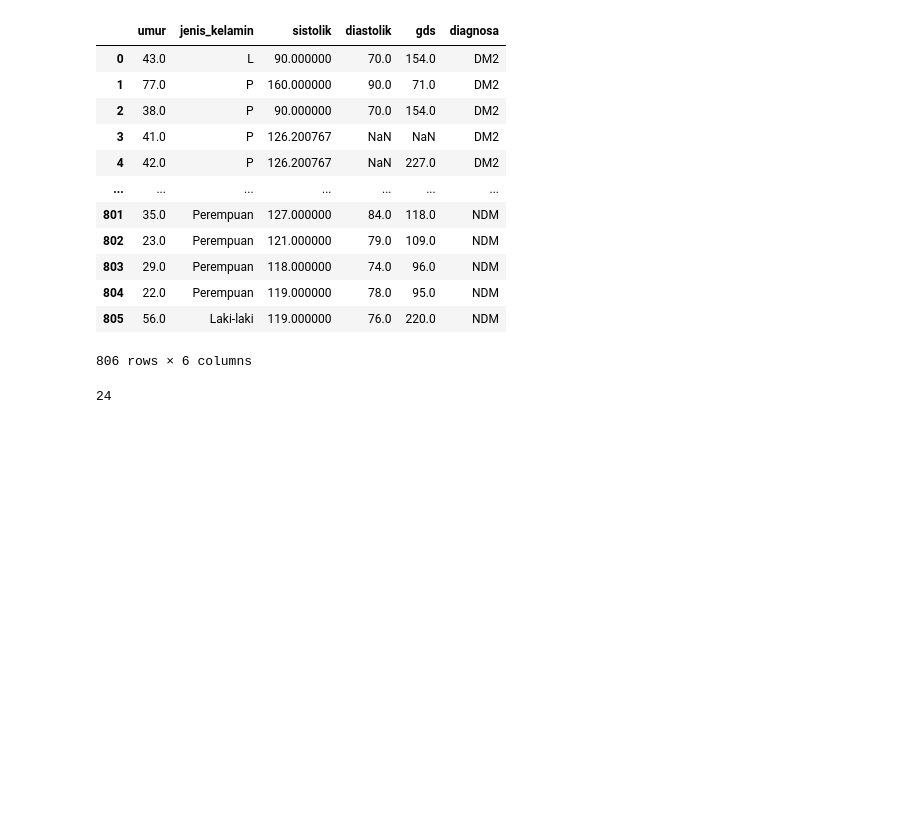
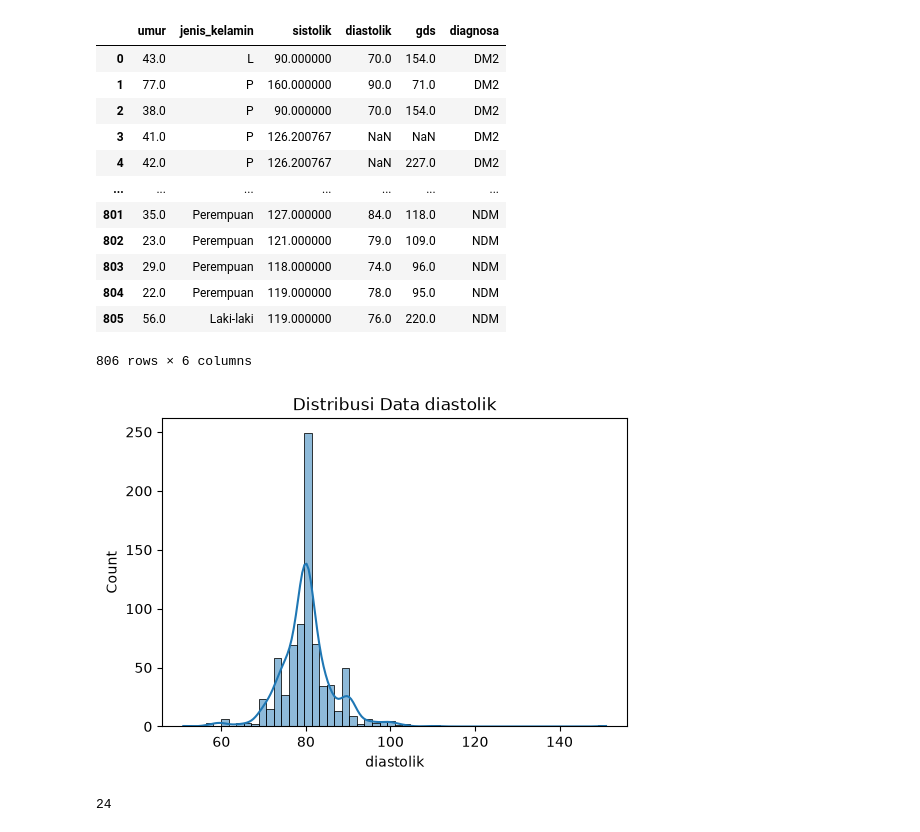
Before and after one commit to FajarRAP/januar-thesis-data-processing, a Jupyter notebook: app.ipynb, the cells around one changed output. Cells and saved outputs as stored; diff of their text form; code cells hidden in the pictures; blank space fills up the shorter version.

```diff
--- a/app.ipynb
+++ b/app.ipynb
@@ -47,6 +78,10 @@ df
 | 804 | 22.0 | Perempuan | 119.000000 | 78.0 | 95.0 | NDM |
 | 805 | 56.0 | Laki-laki | 119.000000 | 76.0 | 220.0 | NDM |
 806 rows × 6 columns
+# %%
+drawHistogram(df, 'diastolik')
+# %% [output]
+[figure, added]
 # %%
 missingDiastolikCount = df['diastolik'].isna().sum()
 print(missingDiastolikCount)
```
Also changed, not shown: parts of 12 cells of this notebook.
